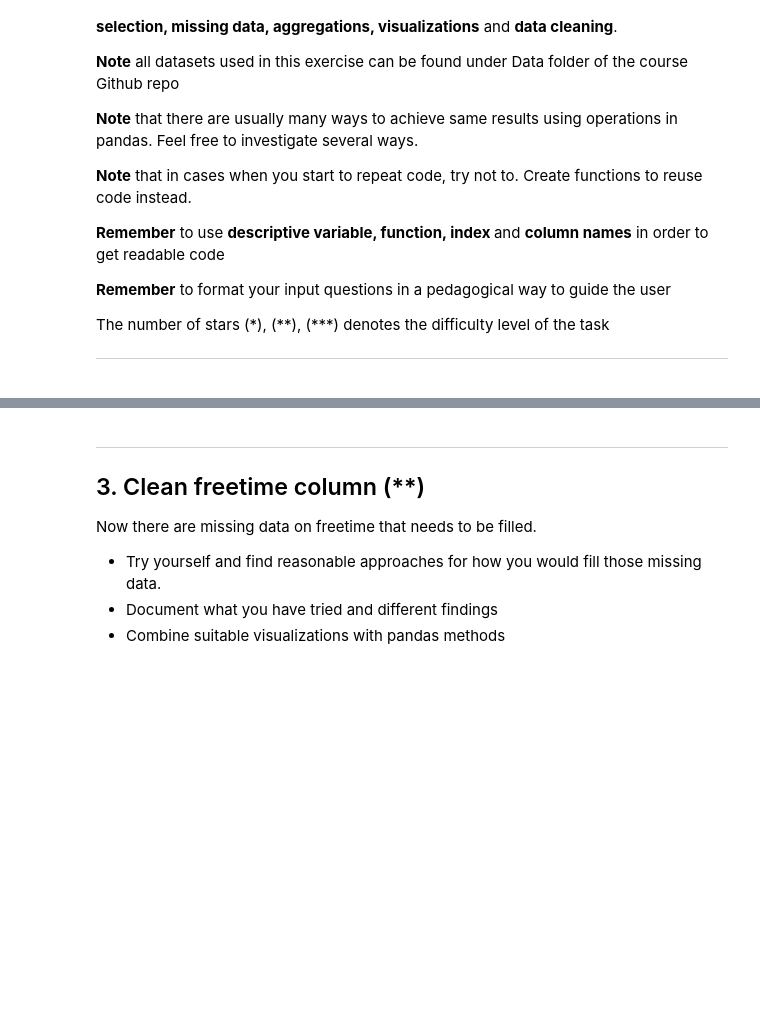
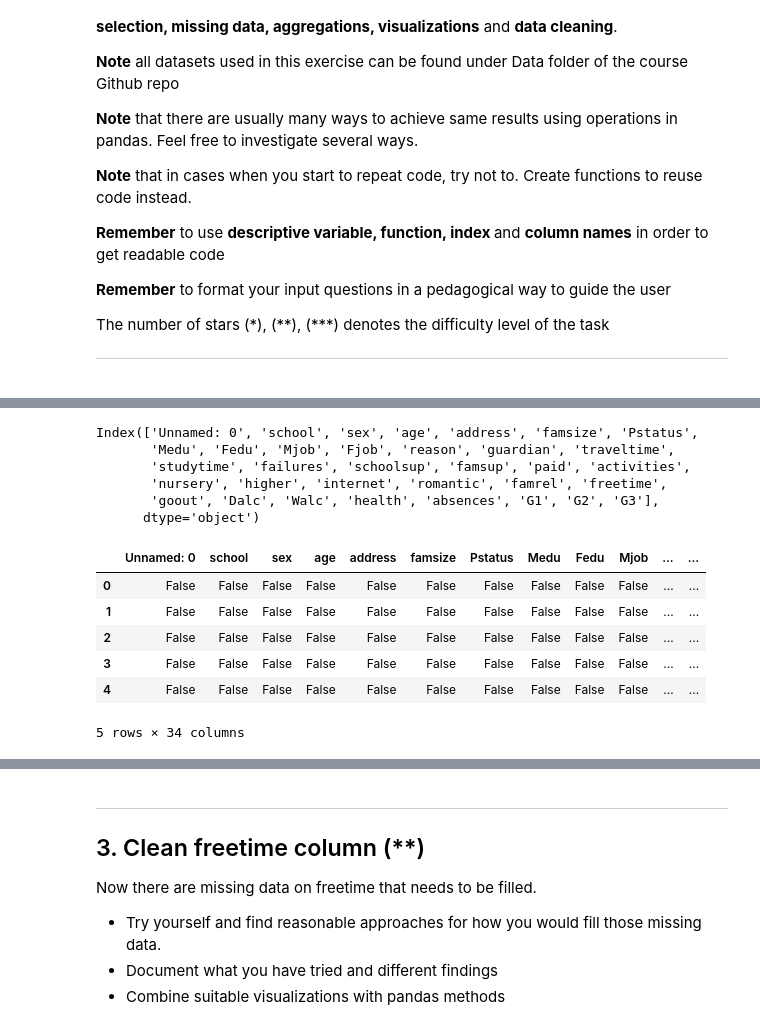
Before and after one commit to SCGlass/Data-Processing-Sam-Glass, a Jupyter notebook: Exercises/E01-Missing_aggregation.ipynb, the cells around one changed output, grey strips where cells are left out. Drawn from its saved outputs; the diff is of its cells as text; code cells hidden in the pictures; blank space fills up the shorter version.

```diff
--- a/Exercises/E01-Missing_aggregation.ipynb
+++ b/Exercises/E01-Missing_aggregation.ipynb
@@ -96,0 +144,19 @@ ModuleNotFoundError: No module named 'pandas'
+# %%
+df_student_food.columns
+# %% [output]
+Index(['Unnamed: 0', 'school', 'sex', 'age', 'address', 'famsize', 'Pstatus',
+       'Medu', 'Fedu', 'Mjob', 'Fjob', 'reason', 'guardian', 'traveltime',
+       'studytime', 'failures', 'schoolsup', 'famsup', 'paid', 'activities',
+       'nursery', 'higher', 'internet', 'romantic', 'famrel', 'freetime',
+       'goout', 'Dalc', 'Walc', 'health', 'absences', 'G1', 'G2', 'G3'],
+      dtype='object')
+# %%
+df_student_food.isnull().head()
+# %% [output]
+|  | Unnamed: 0 | school | sex | age | address | famsize | Pstatus | Medu | Fedu | Mjob | ... | ... |
+| 0 | False | False | False | False | False | False | False | False | False | False | ... | ... |
+| 1 | False | False | False | False | False | False | False | False | False | False | ... | ... |
+| 2 | False | False | False | False | False | False | False | False | False | False | ... | ... |
+| 3 | False | False | False | False | False | False | False | False | False | False | ... | ... |
+| 4 | False | False | False | False | False | False | False | False | False | False | ... | ... |
+5 rows × 34 columns
```
Also changed, not shown: parts of 5 cells of this notebook.
